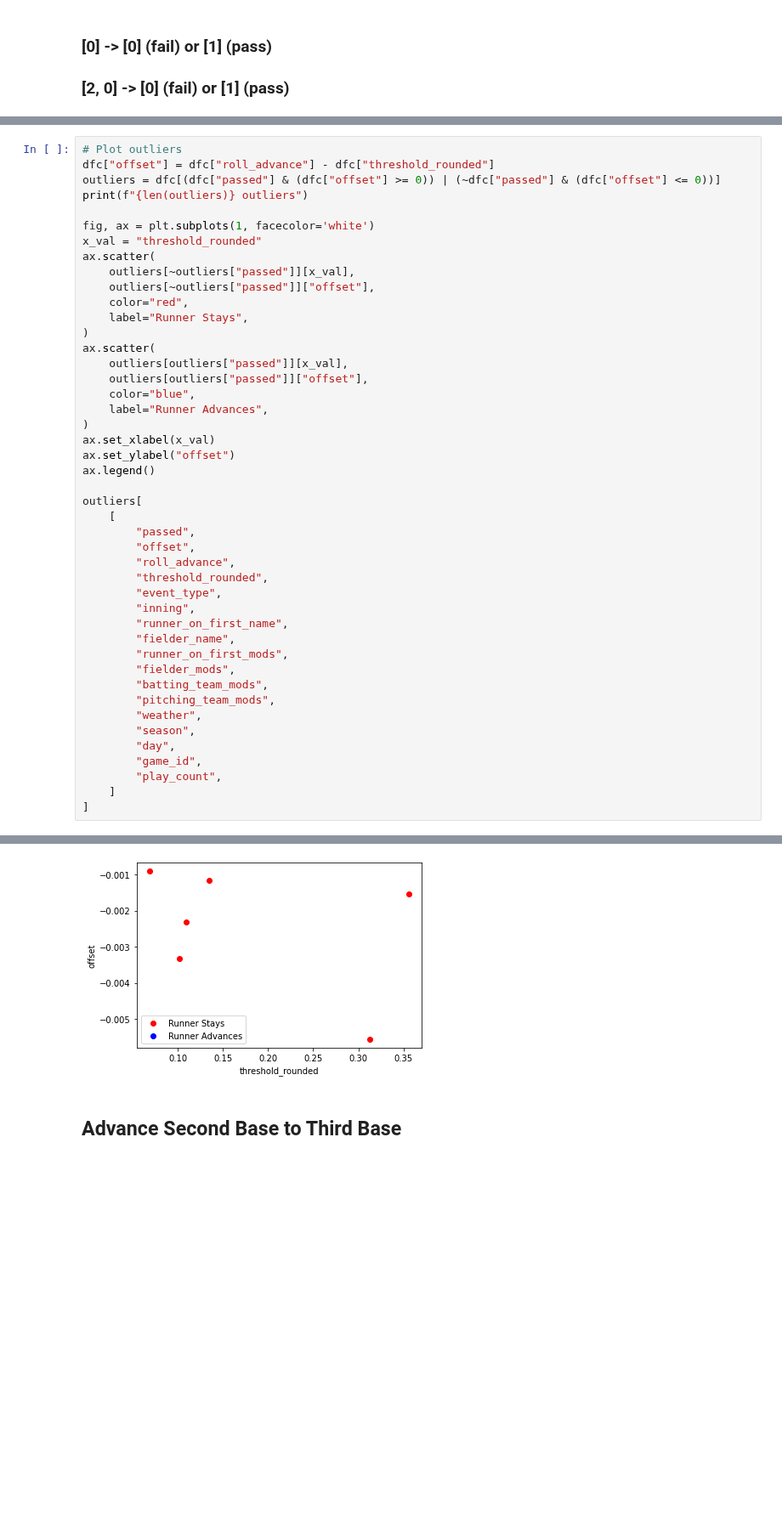
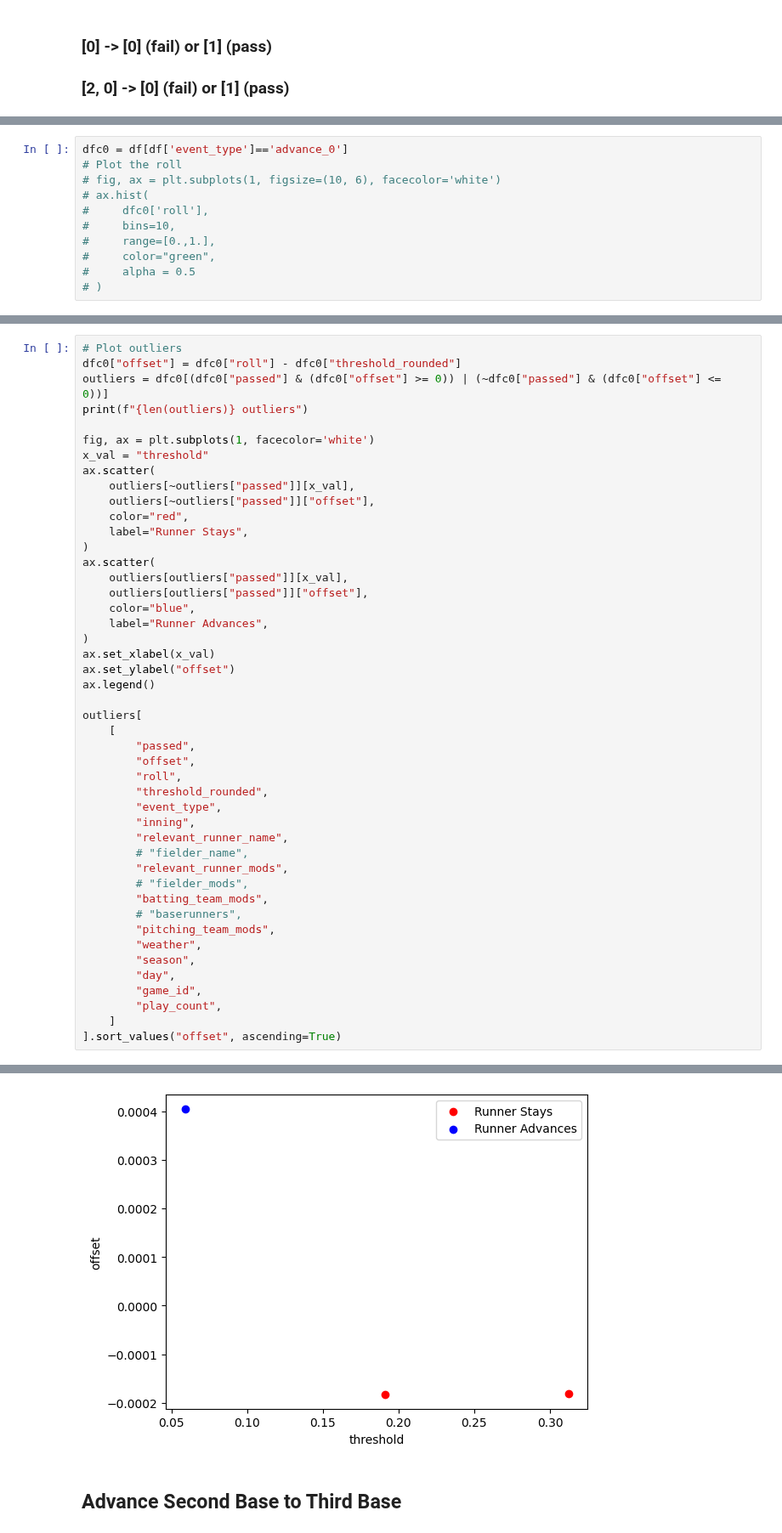
Before and after one commit to xSke/resim, a Jupyter notebook: notebooks/flyouts_master.ipynb, the cells around one changed output, grey strips where cells are left out. Shown at 85% size. Cells and saved outputs as stored; diff of their text form; blank space fills up the shorter version.

```diff
--- a/notebooks/flyouts_master.ipynb
+++ b/notebooks/flyouts_master.ipynb
@@ -346,0 +129,11 @@ See the caveats in the documentation: https://pandas.pydata.org/pandas-docs/stab
+# %%
+dfc0 = df[df['event_type']=='advance_0']
+# Plot the roll
+# fig, ax = plt.subplots(1, figsize=(10, 6), facecolor='white')
+# ax.hist(
+#     dfc0['roll'],
+#     bins=10,
+#     range=[0.,1.],
+#     color="green",
+#     alpha = 0.5
+# )
@@ -439,11 +327,11 @@ ax.legend()
 # %%
 # Plot outliers
-dfc["offset"] = dfc["roll_advance"] - dfc["threshold_rounded"]
-outliers = dfc[(dfc["passed"] & (dfc["offset"] >= 0)) | (~dfc["passed"] & (dfc["offset"] <= 0))]
+dfc0["offset"] = dfc0["roll"] - dfc0["threshold_rounded"]
+outliers = dfc0[(dfc0["passed"] & (dfc0["offset"] >= 0)) | (~dfc0["passed"] & (dfc0["offset"] <= 0))]
 print(f"{len(outliers)} outliers")
 
 fig, ax = plt.subplots(1, facecolor='white')
-x_val = "threshold_rounded"
+x_val = "threshold"
 ax.scatter(
     outliers[~outliers["passed"]][x_val],
     outliers[~outliers["passed"]]["offset"],
@@ -464,15 +352,16 @@ outliers[
     [
         "passed",
         "offset",
-        "roll_advance",
+        "roll",
         "threshold_rounded",
         "event_type",
         "inning",
-        "runner_on_first_name",
-        "fielder_name",
-        "runner_on_first_mods",
-        "fielder_mods",
+        "relevant_runner_name",
+        # "fielder_name",
+        "relevant_runner_mods",
+        # "fielder_mods",
         "batting_team_mods",
+        # "baserunners",
         "pitching_team_mods",
         "weather",
         "season",
@@ -480,5 +369,5 @@ outliers[
         "game_id",
         "play_count",
     ]
-]
+].sort_values("offset", ascending=True)
 # %% [output]
@@ -493,4 +384,4 @@ outliers[
-[figure, old version]
+[figure, new version]
 # %% [markdown]
 ## Advance Second Base to Third Base
 # %% [markdown]
```
Also changed, not shown: parts of 34 cells of this notebook.
